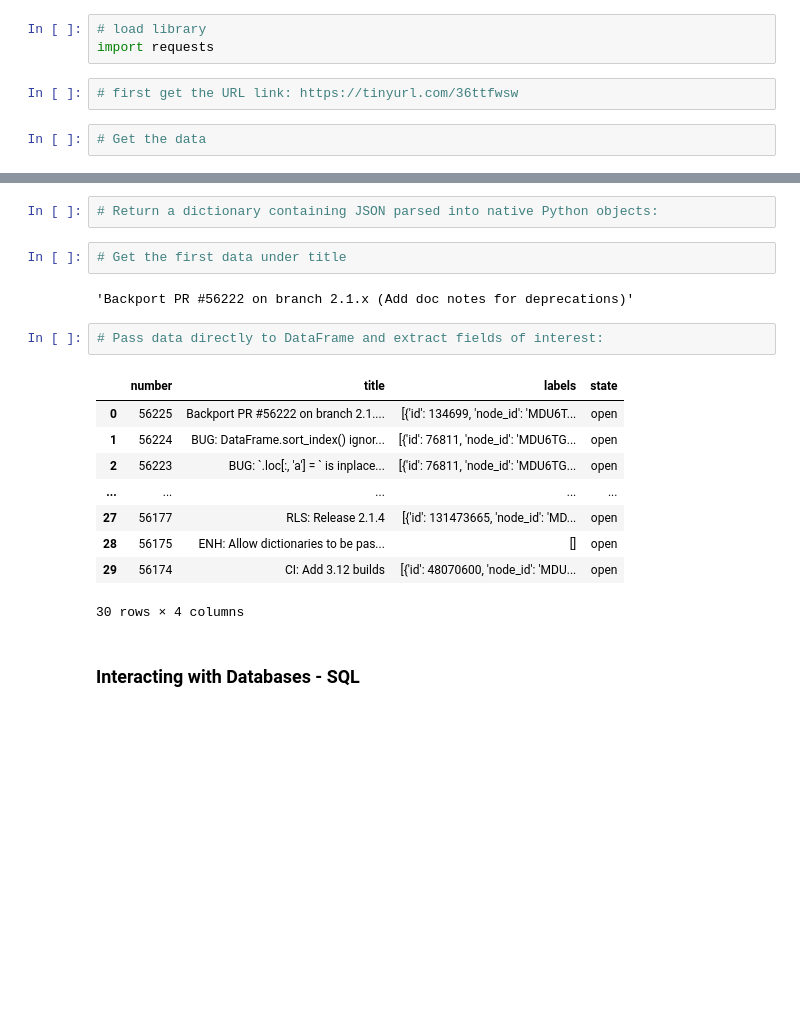
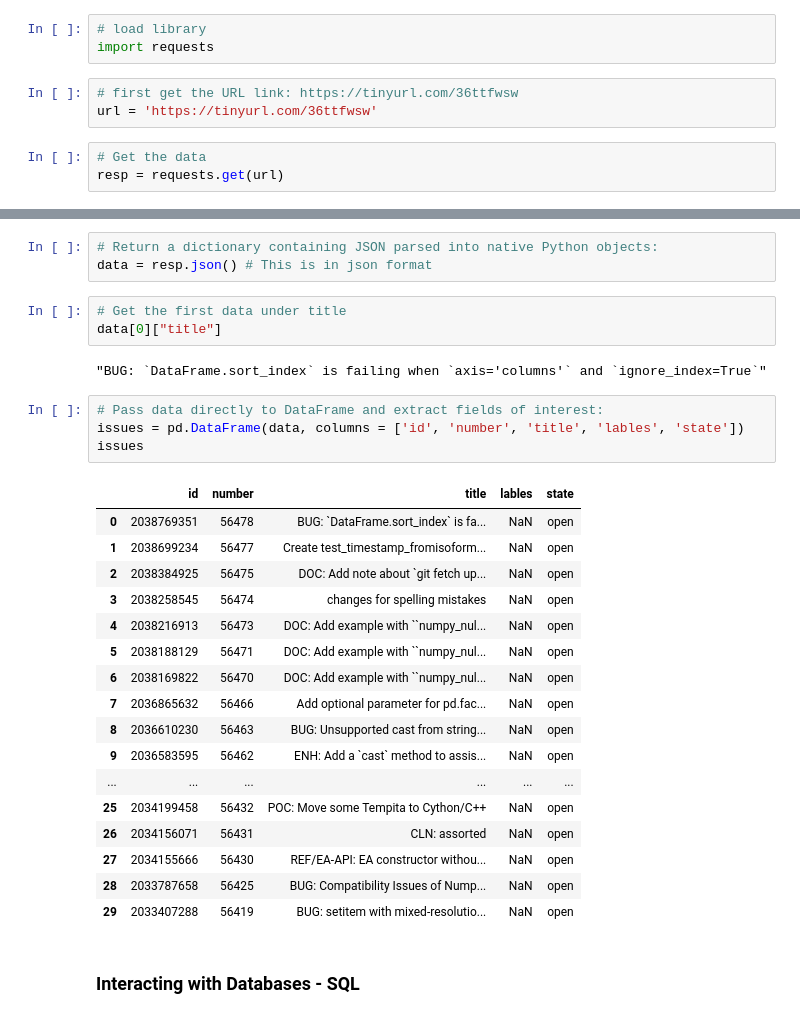
Before and after one commit to Kamarul891212/STQD6014_Data_Science_P132829, a Jupyter notebook: P132829_Week08_DataLoading_Storage_WC_20231129.ipynb, the cells around one changed output, grey strips where cells are left out. Cells and saved outputs as stored; diff of their text form; blank space fills up the shorter version.

```diff
--- a/P132829_Week08_DataLoading_Storage_WC_20231129.ipynb
+++ b/P132829_Week08_DataLoading_Storage_WC_20231129.ipynb
@@ -855,5 +562,7 @@ dtype: float64
 import requests
 # %%
 # first get the URL link: https://tinyurl.com/36ttfwsw
+url = 'https://tinyurl.com/36ttfwsw'
 # %%
 # Get the data
+resp = requests.get(url)
@@ -863,22 +577,34 @@ import requests
 <Response [200]>
 # %%
 # Return a dictionary containing JSON parsed into native Python objects:
+data = resp.json() # This is in json format
 # %%
 # Get the first data under title
+data[0]["title"]
 # %% [output]
-'Backport PR #56222 on branch 2.1.x (Add doc notes for deprecations)'
+"BUG: `DataFrame.sort_index` is failing when `axis='columns'` and `ignore_index=True`"
 # %%
 # Pass data directly to DataFrame and extract fields of interest:
+issues = pd.DataFrame(data, columns = ['id', 'number', 'title', 'lables', 'state'])
+issues
 # %% [output]
-|  | number | title | labels | state |
-| 0 | 56225 | Backport PR #56222 on branch 2.1.... | [{'id': 134699, 'node_id': 'MDU6T... | open |
-| 1 | 56224 | BUG: DataFrame.sort_index() ignor... | [{'id': 76811, 'node_id': 'MDU6TG... | open |
-| 2 | 56223 | BUG: `.loc[:, 'a'] = ` is inplace... | [{'id': 76811, 'node_id': 'MDU6TG... | open |
-| ... | ... | ... | ... | ... |
-| 27 | 56177 | RLS: Release 2.1.4 | [{'id': 131473665, 'node_id': 'MD... | open |
-| 28 | 56175 | ENH: Allow dictionaries to be pas... | [] | open |
-| 29 | 56174 | CI: Add 3.12 builds | [{'id': 48070600, 'node_id': 'MDU... | open |
+|  | id | number | title | lables | state |
+| 0 | 2038769351 | 56478 | BUG: `DataFrame.sort_index` is fa... | NaN | open |
+| 1 | 2038699234 | 56477 | Create test_timestamp_fromisoform... | NaN | open |
+| 2 | 2038384925 | 56475 | DOC: Add note about `git fetch up... | NaN | open |
+| 3 | 2038258545 | 56474 | changes for spelling mistakes | NaN | open |
+| 4 | 2038216913 | 56473 | DOC: Add example with ``numpy_nul... | NaN | open |
+| 5 | 2038188129 | 56471 | DOC: Add example with ``numpy_nul... | NaN | open |
+| 6 | 2038169822 | 56470 | DOC: Add example with ``numpy_nul... | NaN | open |
+| 7 | 2036865632 | 56466 | Add optional parameter for pd.fac... | NaN | open |
+| 8 | 2036610230 | 56463 | BUG: Unsupported cast from string... | NaN | open |
+| 9 | 2036583595 | 56462 | ENH: Add a `cast` method to assis... | NaN | open |
+| ... | ... | ... | ... | ... | ... |
+| 25 | 2034199458 | 56432 | POC: Move some Tempita to Cython/C++ | NaN | open |
+| 26 | 2034156071 | 56431 | CLN: assorted | NaN | open |
+| 27 | 2034155666 | 56430 | REF/EA-API: EA constructor withou... | NaN | open |
+| 28 | 2033787658 | 56425 | BUG: Compatibility Issues of Nump... | NaN | open |
+| 29 | 2033407288 | 56419 | BUG: setitem with mixed-resolutio... | NaN | open |
-30 rows × 4 columns
 # %% [markdown]
 ### **Interacting with Databases - SQL**
 # %%
```
Also changed, not shown: parts of 95 cells of this notebook.
